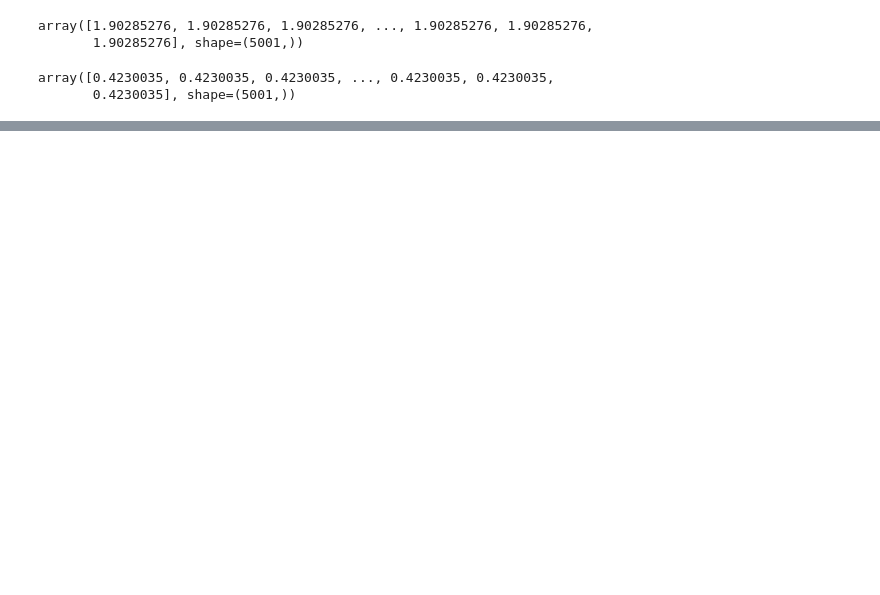
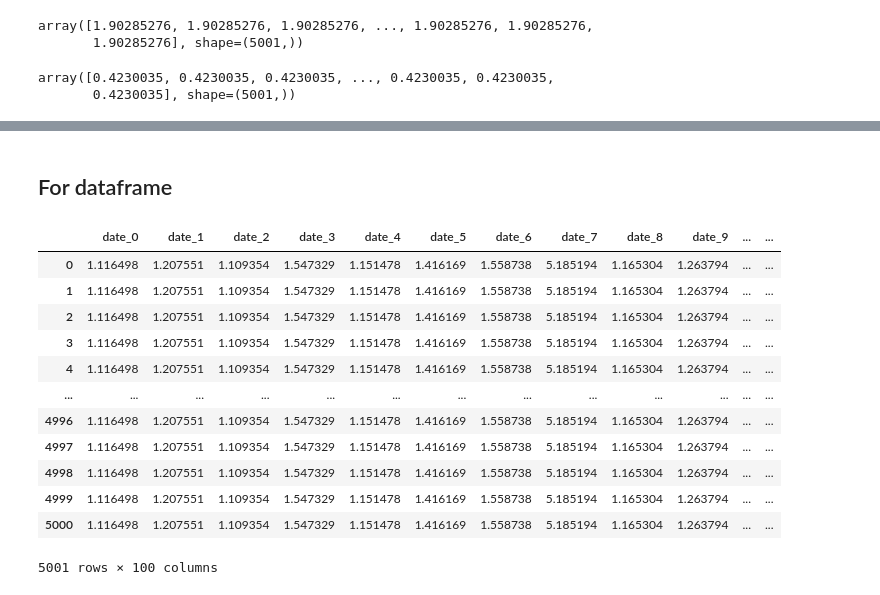
Before and after one commit to matheus-vizzotto/densities4risk, a Jupyter notebook: notebooks/development/bandwidth_selection.ipynb, the cells around one changed output, grey strips where cells are left out. Drawn from its saved outputs; the diff is of its cells as text; code cells hidden in the pictures; blank space fills up the shorter version.

```diff
--- a/notebooks/development/bandwidth_selection.ipynb
+++ b/notebooks/development/bandwidth_selection.ipynb
@@ -328,9 +331,9 @@ class BandwidthSelector:
         """
         c_k = get_rot_bandwidth_ck()[kernel][rule]
 
-        standard_deviation = np.std(X, axis=0)
+        standard_deviation = np.std(self.X, axis=0)
         if sigma_robust:
-            iqr_x = np.subtract(*np.percentile(X, [75, 25])) / 1.349
+            iqr_x = np.subtract(*np.percentile(self.X, [75, 25])) / 1.349
             standard_deviation = np.min([standard_deviation, iqr_x]) if iqr_x > 0 else standard_deviation
 
         bandwidth = c_k * standard_deviation * self.n **(-1/5)
@@ -491,5 +496,5 @@ class BandwidthSelector:
 # %%
-X = pd.Series(np.random.standard_t(size=5001, df=2), name="date_t")
+X_single = pd.Series(np.random.standard_t(size=5001, df=2), name="date_t")
 
-bw = BandwidthSelector(X)
+bw_single = BandwidthSelector(X_single)
 # %%
@@ -554,0 +560,2 @@ bw.cross_validate_bandwidth(
+# %% [markdown]
+## For dataframe
@@ -554,0 +696,20 @@ bw.cross_validate_bandwidth(
+# %%
+n_cols = 100
+X = pd.DataFrame(np.random.standard_t(size=[5001, n_cols], df=2), columns=[f"date_{t}" for t in range(n_cols)])
+bw_from_df = BandwidthSelector(X.iloc[:,0])
+
+df_bandwidth_selector(X, method="rot", kernel="epanechnikov", rule="silverman")
+# %% [output]
+|  | date_0 | date_1 | date_2 | date_3 | date_4 | date_5 | date_6 | date_7 | date_8 | date_9 | ... | ... |
+| 0 | 1.116498 | 1.207551 | 1.109354 | 1.547329 | 1.151478 | 1.416169 | 1.558738 | 5.185194 | 1.165304 | 1.263794 | ... | ... |
+| 1 | 1.116498 | 1.207551 | 1.109354 | 1.547329 | 1.151478 | 1.416169 | 1.558738 | 5.185194 | 1.165304 | 1.263794 | ... | ... |
+| 2 | 1.116498 | 1.207551 | 1.109354 | 1.547329 | 1.151478 | 1.416169 | 1.558738 | 5.185194 | 1.165304 | 1.263794 | ... | ... |
+| 3 | 1.116498 | 1.207551 | 1.109354 | 1.547329 | 1.151478 | 1.416169 | 1.558738 | 5.185194 | 1.165304 | 1.263794 | ... | ... |
+| 4 | 1.116498 | 1.207551 | 1.109354 | 1.547329 | 1.151478 | 1.416169 | 1.558738 | 5.185194 | 1.165304 | 1.263794 | ... | ... |
+| ... | ... | ... | ... | ... | ... | ... | ... | ... | ... | ... | ... | ... |
+| 4996 | 1.116498 | 1.207551 | 1.109354 | 1.547329 | 1.151478 | 1.416169 | 1.558738 | 5.185194 | 1.165304 | 1.263794 | ... | ... |
+| 4997 | 1.116498 | 1.207551 | 1.109354 | 1.547329 | 1.151478 | 1.416169 | 1.558738 | 5.185194 | 1.165304 | 1.263794 | ... | ... |
+| 4998 | 1.116498 | 1.207551 | 1.109354 | 1.547329 | 1.151478 | 1.416169 | 1.558738 | 5.185194 | 1.165304 | 1.263794 | ... | ... |
+| 4999 | 1.116498 | 1.207551 | 1.109354 | 1.547329 | 1.151478 | 1.416169 | 1.558738 | 5.185194 | 1.165304 | 1.263794 | ... | ... |
+| 5000 | 1.116498 | 1.207551 | 1.109354 | 1.547329 | 1.151478 | 1.416169 | 1.558738 | 5.185194 | 1.165304 | 1.263794 | ... | ... |
+5001 rows × 100 columns
```
Also changed, not shown: parts of 19 cells of this notebook.
